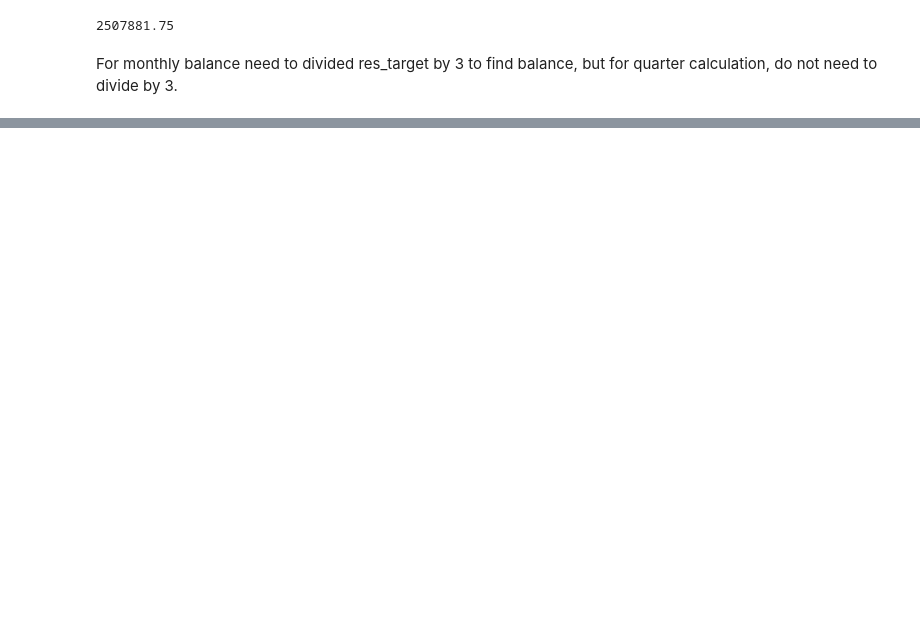
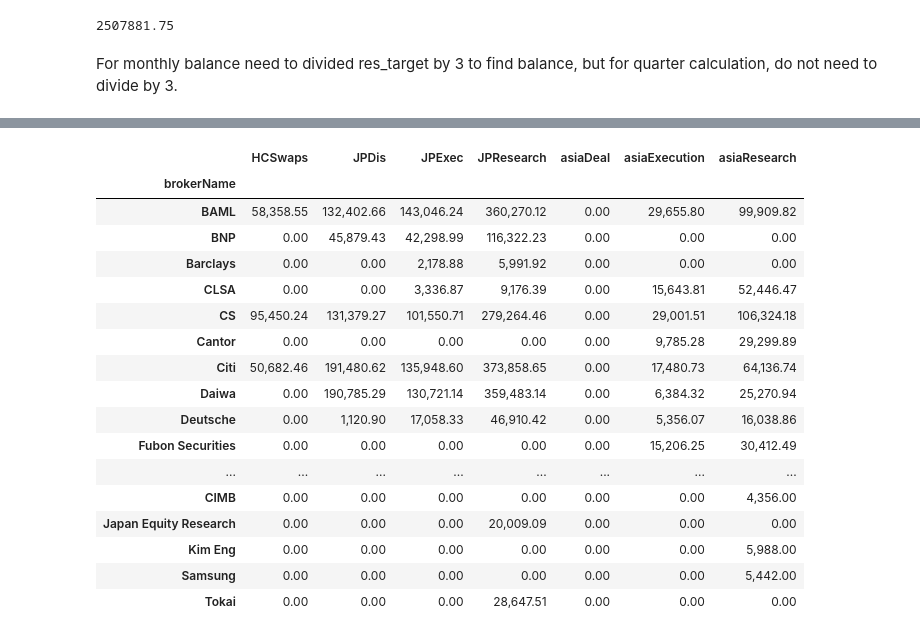
Before and after one commit to vico/web_monitor, a Jupyter notebook: notebooks/Commission.ipynb, the cells around one changed output, grey strips where cells are left out. Cells and saved outputs as stored; diff of their text form; code cells hidden in the pictures; blank space fills up the shorter version.

```diff
--- a/notebooks/Commission.ipynb
+++ b/notebooks/Commission.ipynb
@@ -19,6 +19,23 @@ from IPython.display import display, HTML
 from sqlalchemy import create_engine
 # %%
 ubs_include_list = ['Tokai', 'Japan Equity Research']
+# %%
+date = '2016-06-30'
+# date = '2016-03-31'
+# date = '2016-04-01'
+
+if date is None:
+    date = datetime.date.today()
+else:
+    try:
+        date = datetime.strptime(date, '%Y-%m-%d')
+    except ValueError:
+        date = datetime.date.today()
+
+quarter = (date.month-1) // 3 + 1
+
+prev_quarter = 4 if quarter == 1 else quarter - 1
+prev_year = date.year - 1 if quarter == 1 else date.year
 # %%
 with open('config.json') as f:
     conf = json.load(f)
@@ -578,0 +694,26 @@ Soft MS: 20,333
+# %%
+(ytd_trades
+ .groupby('brokerName')
+ .sum()[['JPResearch', 'JPDis', 'JPExec', 'asiaDeal', 'asiaResearch', 'asiaExecution', 'HCSwaps']]
+ .append(csa_cum_payment)
+ .fillna(0)
+)
+# %% [output]
+|  | HCSwaps | JPDis | JPExec | JPResearch | asiaDeal | asiaExecution | asiaResearch |
+| brokerName |  |  |  |  |  |  |  |
+| BAML | 58,358.55 | 132,402.66 | 143,046.24 | 360,270.12 | 0.00 | 29,655.80 | 99,909.82 |
+| BNP | 0.00 | 45,879.43 | 42,298.99 | 116,322.23 | 0.00 | 0.00 | 0.00 |
+| Barclays | 0.00 | 0.00 | 2,178.88 | 5,991.92 | 0.00 | 0.00 | 0.00 |
+| CLSA | 0.00 | 0.00 | 3,336.87 | 9,176.39 | 0.00 | 15,643.81 | 52,446.47 |
+| CS | 95,450.24 | 131,379.27 | 101,550.71 | 279,264.46 | 0.00 | 29,001.51 | 106,324.18 |
+| Cantor | 0.00 | 0.00 | 0.00 | 0.00 | 0.00 | 9,785.28 | 29,299.89 |
+| Citi | 50,682.46 | 191,480.62 | 135,948.60 | 373,858.65 | 0.00 | 17,480.73 | 64,136.74 |
+| Daiwa | 0.00 | 190,785.29 | 130,721.14 | 359,483.14 | 0.00 | 6,384.32 | 25,270.94 |
+| Deutsche | 0.00 | 1,120.90 | 17,058.33 | 46,910.42 | 0.00 | 5,356.07 | 16,038.86 |
+| Fubon Securities | 0.00 | 0.00 | 0.00 | 0.00 | 0.00 | 15,206.25 | 30,412.49 |
+| ... | ... | ... | ... | ... | ... | ... | ... |
+| CIMB | 0.00 | 0.00 | 0.00 | 0.00 | 0.00 | 0.00 | 4,356.00 |
+| Japan Equity Research | 0.00 | 0.00 | 0.00 | 20,009.09 | 0.00 | 0.00 | 0.00 |
+| Kim Eng | 0.00 | 0.00 | 0.00 | 0.00 | 0.00 | 0.00 | 5,988.00 |
+| Samsung | 0.00 | 0.00 | 0.00 | 0.00 | 0.00 | 0.00 | 5,442.00 |
+| Tokai | 0.00 | 0.00 | 0.00 | 28,647.51 | 0.00 | 0.00 | 0.00 |
```
Also changed, not shown: parts of 63 cells of this notebook, 2 other files.
